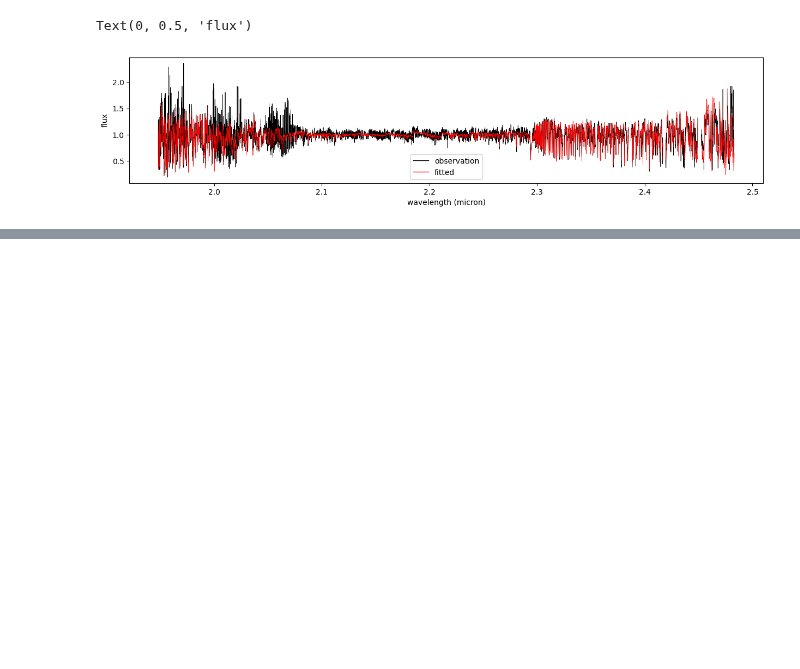
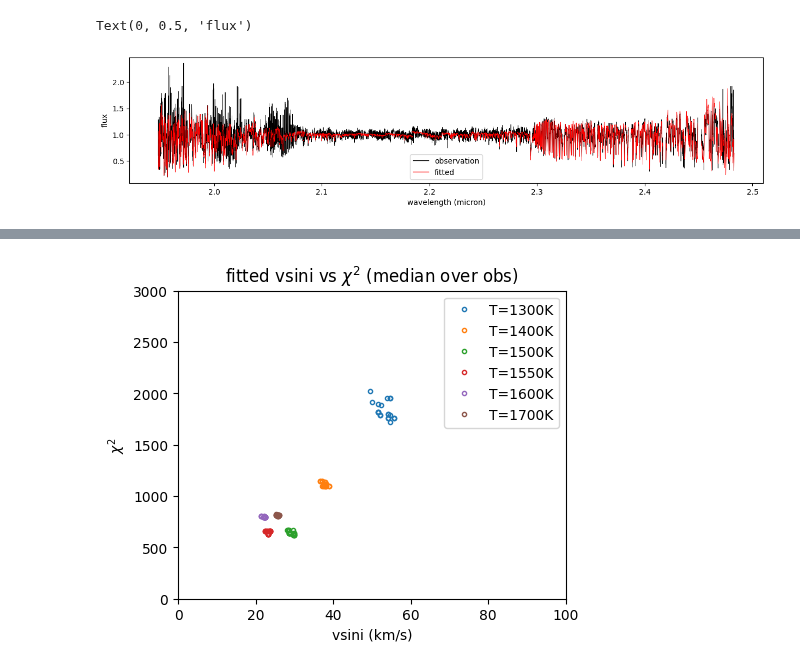
Before and after one commit to alphalyncis/dopplerimg, a Jupyter notebook: code/fit_IGRINS.ipynb, the cells around one changed output, grey strips where cells are left out. Saved outputs shown, nothing was run; the diff lists cells and outputs as text; code cells hidden in the pictures; blank space fills up the shorter version.

```diff
--- a/code/fit_IGRINS.ipynb
+++ b/code/fit_IGRINS.ipynb
@@ -99,0 +73,6 @@ Table length=1120
+# %%
+chipmods = fits.getdata("result/IGRINS_W1049B_chipmods_lte015.0-5.0.fits")
+chiplams = fits.getdata("result/IGRINS_W1049B_chiplams_lte015.0-5.0.fits")
+chipmodnobroad = fits.getdata("result/IGRINS_W1049B_chipmodnobroad_lte015.0-5.0.fits")
+results = Table.read('result/IGRINS_W1049B_fitting_results_lte015.0-5.0.txt', format='ascii')
+results
@@ -153,0 +186,17 @@ Text(0, 0.5, 'flux')
+# %%
+plt.figure(figsize=(5,4))
+for model in modellist:
+    chisq_points = chisq[model] # plot all points
+    vsini_points = vsini[model] # plot all points
+    chisq_points = np.median(chisq[model].reshape((56, 20)), axis=0) # plot one point per wl
+    vsini_points = np.median(vsini[model].reshape((56, 20)), axis=0) # plot one point per wl
+    plt.plot(vsini_points, chisq_points, ".", mfc="none", label=f"T={float(model[4:8])*100:.0f}K")
+    plt.xlabel("vsini (km/s)")
+    plt.ylabel("$\chi^2$")
+    plt.title("fitted vsini vs $\chi^2$ (for each obs)")
+    plt.ylim((0,3000))
+    plt.xlim((0,100))
+    plt.title("fitted vsini vs $\chi^2$ (median over obs)") # plot one point per wl
+    plt.legend(bbox_to_anchor=(1, 1))
+# %% [output]
+[figure, added]
```
Also changed, not shown: parts of 22 cells of this notebook, 29 other files.
